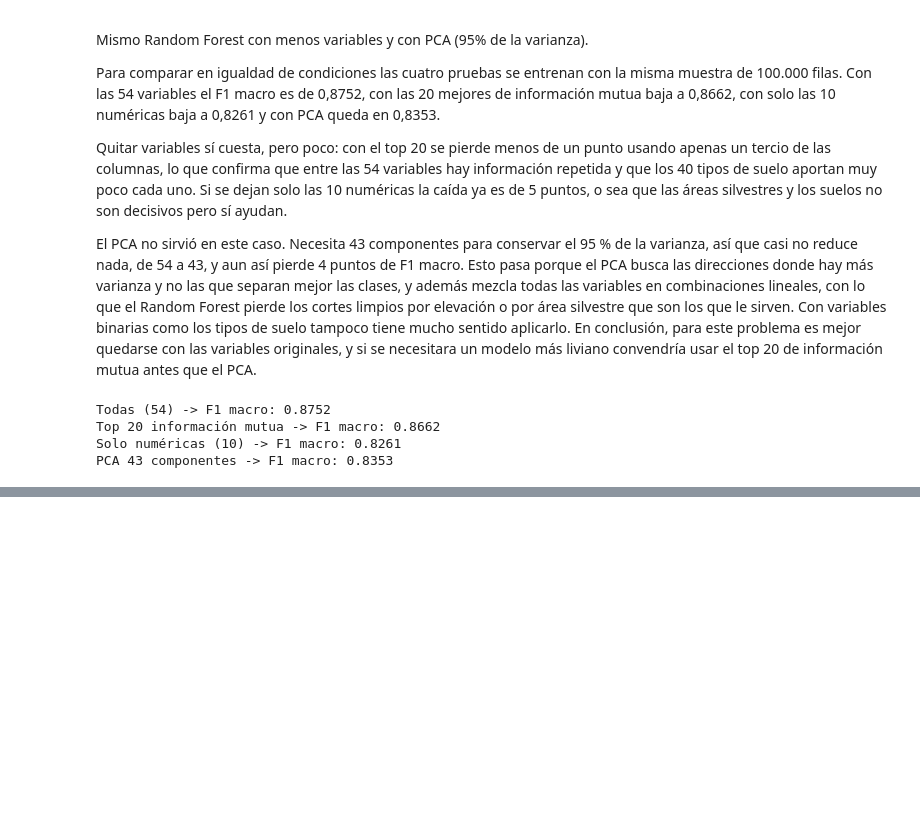
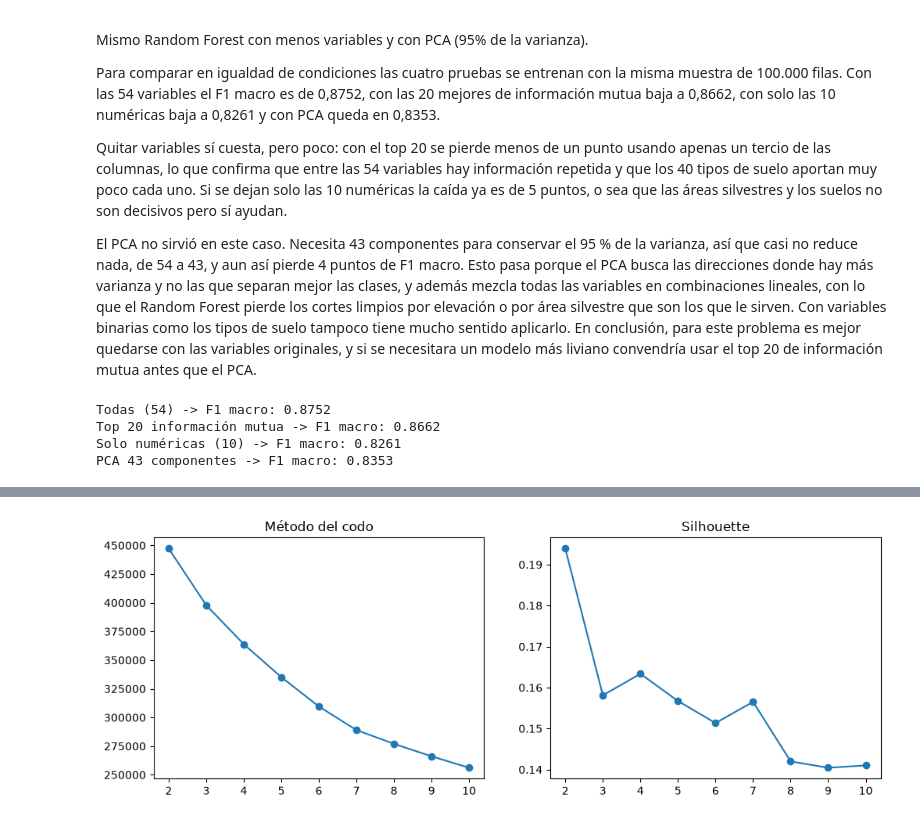
Before and after one commit to DiegoGc4x/evaluacion-4, a Jupyter notebook: covertype_equipo8.ipynb, the cells around one changed output, grey strips where cells are left out. Cells and saved outputs as stored; diff of their text form; code cells hidden in the pictures; blank space fills up the shorter version.

```diff
--- a/covertype_equipo8.ipynb
+++ b/covertype_equipo8.ipynb
@@ -606,0 +619,9 @@ PCA 43 componentes -> F1 macro: 0.8353
+# %%
+muestra = df.sample(50000, random_state=42)
+
+# Aspect en grados -> seno y coseno
+muestra['Aspect_sin'] = np.sin(np.radians(muestra['Aspect']))
+muestra['Aspect_cos'] = np.cos(np.radians(muestra['Aspect']))
+CONTINUAS = [col for col in NUMERICAS if col != 'Aspect'] + ['Aspect_sin', 'Aspect_cos']
+
+Z = StandardScaler().fit_transform(muestra[CONTINUAS])
@@ -606,0 +631,20 @@ PCA 43 componentes -> F1 macro: 0.8353
+# %%
+from sklearn.cluster import KMeans
+from sklearn.metrics import silhouette_score
+
+k_valores = range(2, 11)
+inercias = []
+siluetas = []
+for k in k_valores:
+    km = KMeans(n_clusters=k, n_init=10, random_state=42).fit(Z)
+    inercias.append(km.inertia_)
+    siluetas.append(silhouette_score(Z, km.labels_, sample_size=10000, random_state=42))
+
+fig, axes = plt.subplots(1, 2, figsize=(12, 4))
+axes[0].plot(k_valores, inercias, marker='o')
+axes[0].set_title('Método del codo')
+axes[1].plot(k_valores, siluetas, marker='o')
+axes[1].set_title('Silhouette')
+plt.show()
+# %% [output]
+[figure, added]
```
Also changed, not shown: parts of 30 cells of this notebook.
